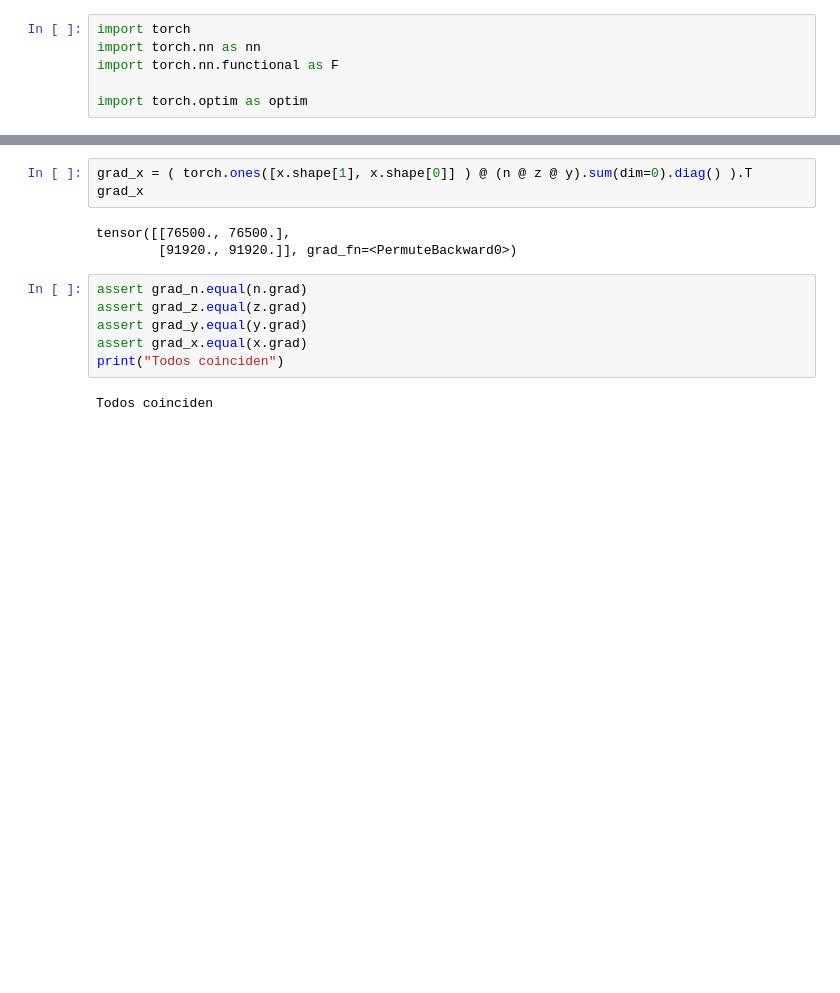
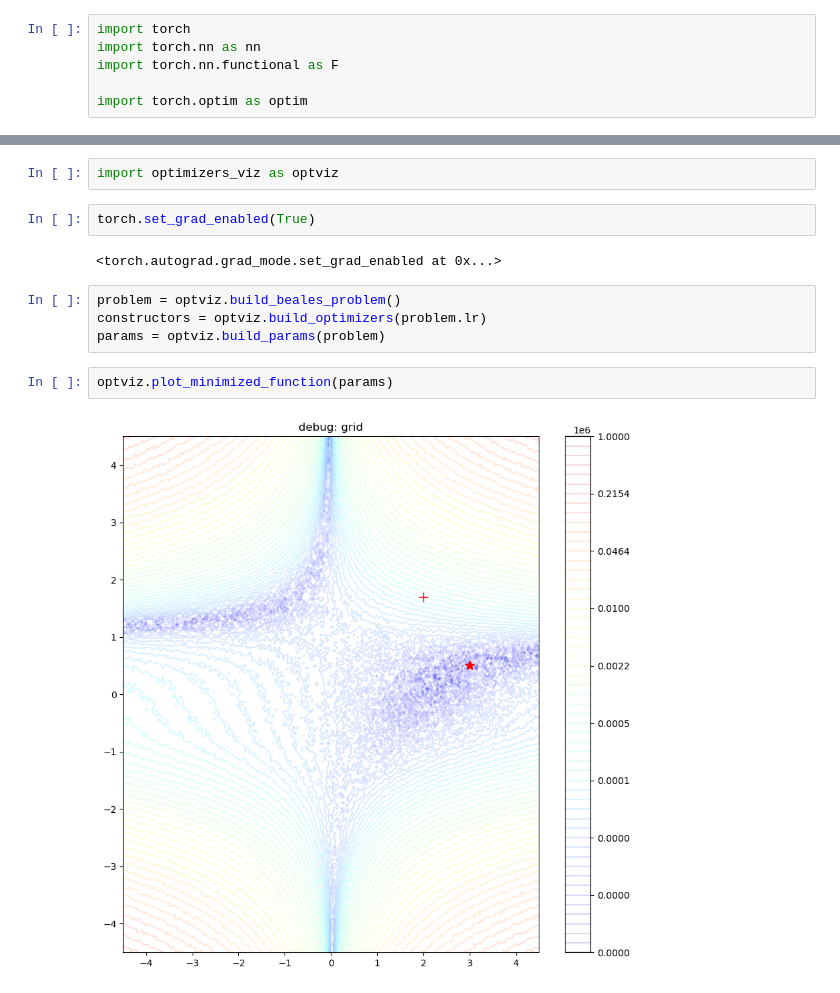
Before and after one commit to GreatestTrain/pytorch-project, a Jupyter notebook: notebooks/06-optimizadores.ipynb, the cells around one changed output, grey strips where cells are left out. Saved outputs shown, nothing was run; the diff lists cells and outputs as text; blank space fills up the shorter version.

```diff
--- a/notebooks/06-optimizadores.ipynb
+++ b/notebooks/06-optimizadores.ipynb
@@ -167,14 +43,14 @@ tensor([[23400., 23400.],
-# %%
-grad_x = ( torch.ones([x.shape[1], x.shape[0]] ) @ (n @ z @ y).sum(dim=0).diag() ).T
-grad_x
-# %% [output]
-tensor([[76500., 76500.],
-        [91920., 91920.]], grad_fn=<PermuteBackward0>)
-# %%
-assert grad_n.equal(n.grad)
-assert grad_z.equal(z.grad)
-assert grad_y.equal(y.grad)
-assert grad_x.equal(x.grad)
-print("Todos coinciden")
-# %% [output]
-Todos coinciden
+# %%
+import optimizers_viz as optviz
+# %%
+torch.set_grad_enabled(True)
+# %% [output]
+<torch.autograd.grad_mode.set_grad_enabled at 0x...>
+# %%
+problem = optviz.build_beales_problem()
+constructors = optviz.build_optimizers(problem.lr)
+params = optviz.build_params(problem)
+# %%
+optviz.plot_minimized_function(params)
+# %% [output]
+[figure, added]
```
Also changed, not shown: parts of 18 cells of this notebook, 1 other file.
